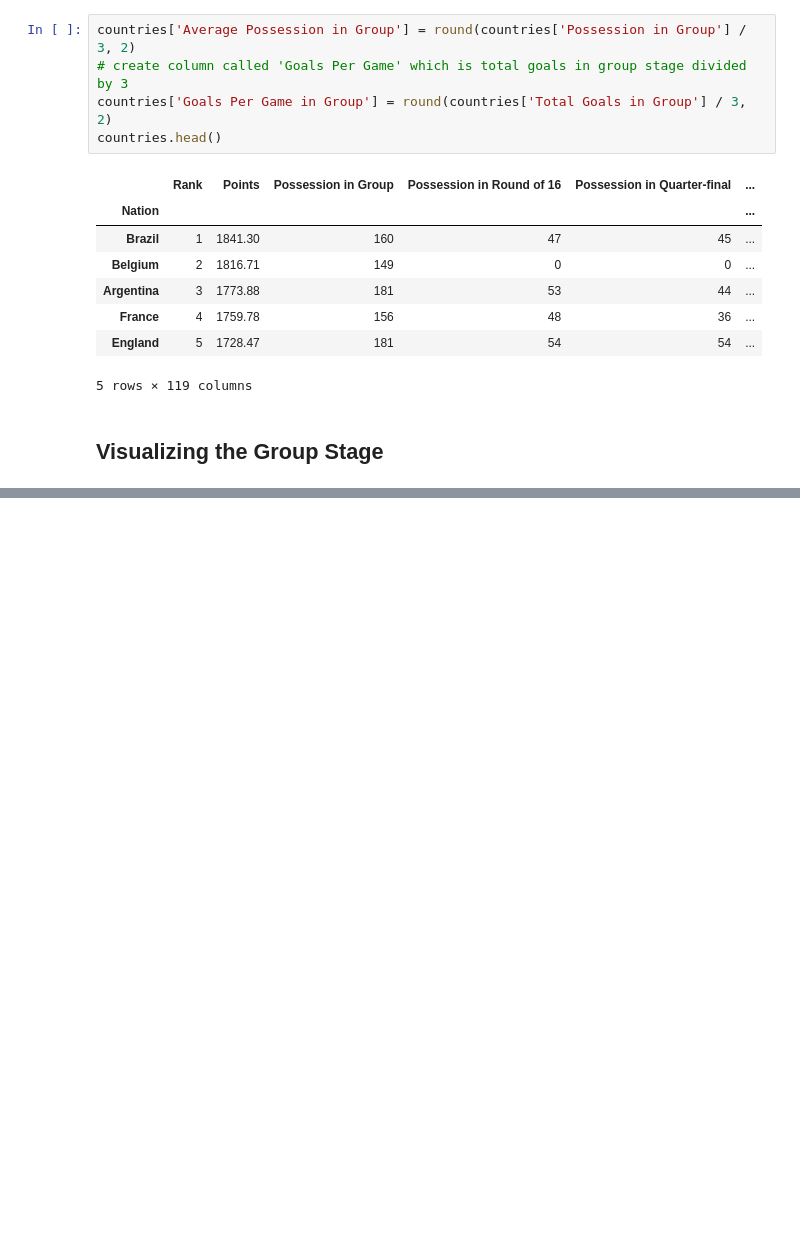
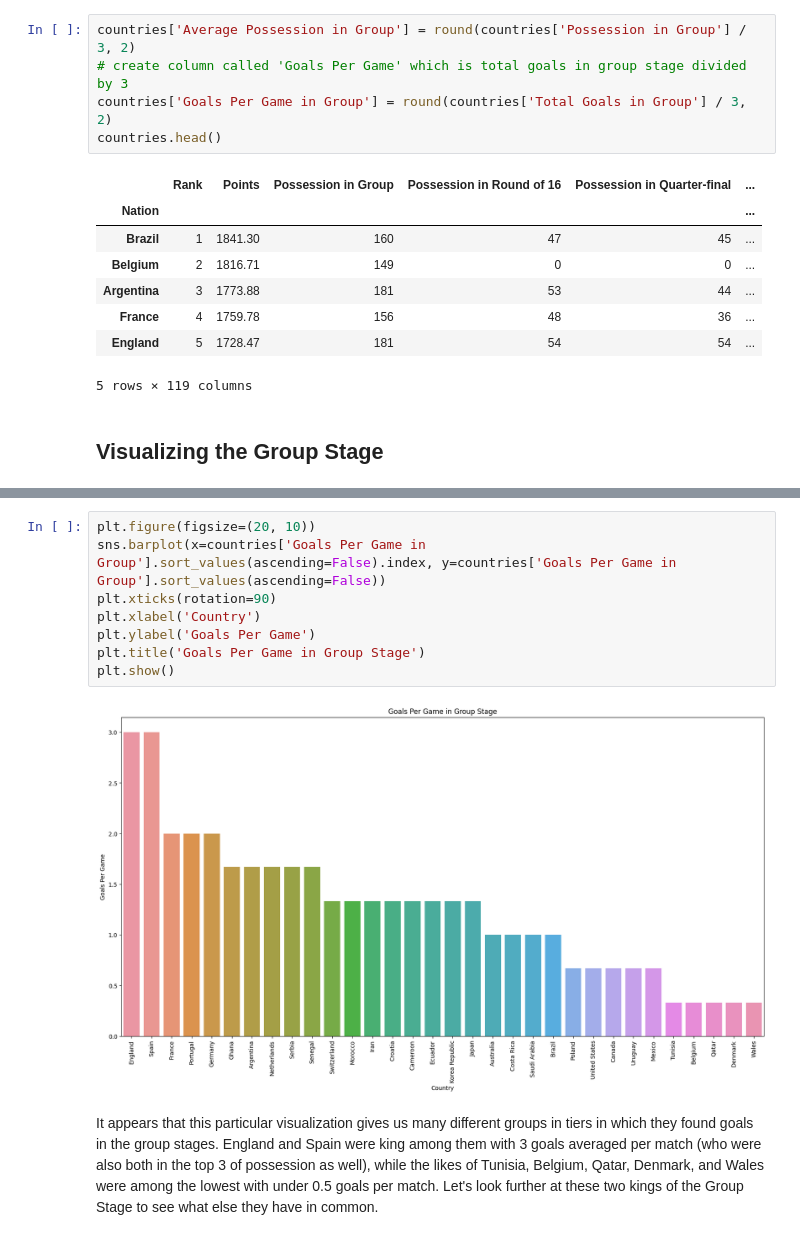
Before and after one commit to ccvale/2022-Qatar-World-Cup-Analysis, a Jupyter notebook: worldcup.ipynb, the cells around one changed output, grey strips where cells are left out. Cells and saved outputs as stored; diff of their text form; blank space fills up the shorter version.

```diff
--- a/worldcup.ipynb
+++ b/worldcup.ipynb
@@ -346,0 +346,12 @@ plt.show()
+# %%
+plt.figure(figsize=(20, 10))
+sns.barplot(x=countries['Goals Per Game in Group'].sort_values(ascending=False).index, y=countries['Goals Per Game in Group'].sort_values(ascending=False))
+plt.xticks(rotation=90)
+plt.xlabel('Country')
+plt.ylabel('Goals Per Game')
+plt.title('Goals Per Game in Group Stage')
+plt.show()
+# %% [output]
+[figure, added]
+# %% [markdown]
+It appears that this particular visualization gives us many different groups in tiers in which they found goals in the group stages. England and Spain were king among them with 3 goals averaged per match (who were also both in the top 3 of possession as well), while the likes of Tunisia, Belgium, Qatar, Denmark, and Wales were among the lowest with under 0.5 goals per match. Let's look further at these two kings of the Group Stage to see what else they have in common.
```
Also changed, not shown: parts of 3 cells of this notebook, 3 other files.
